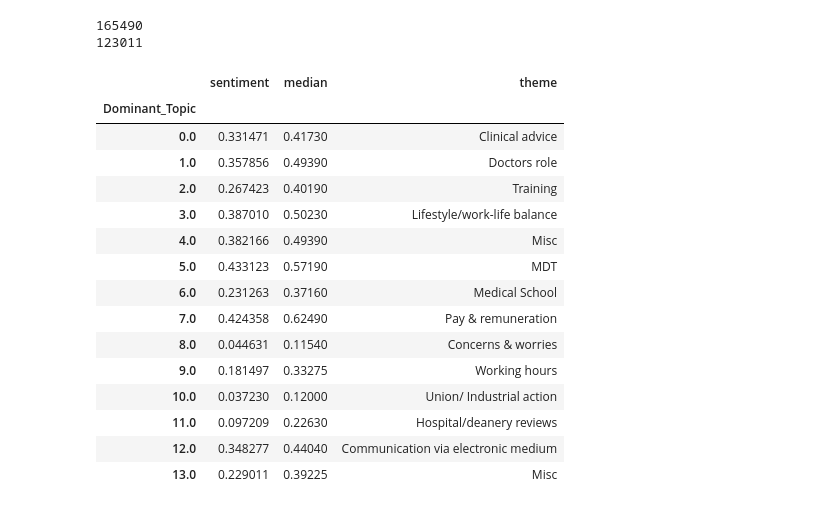
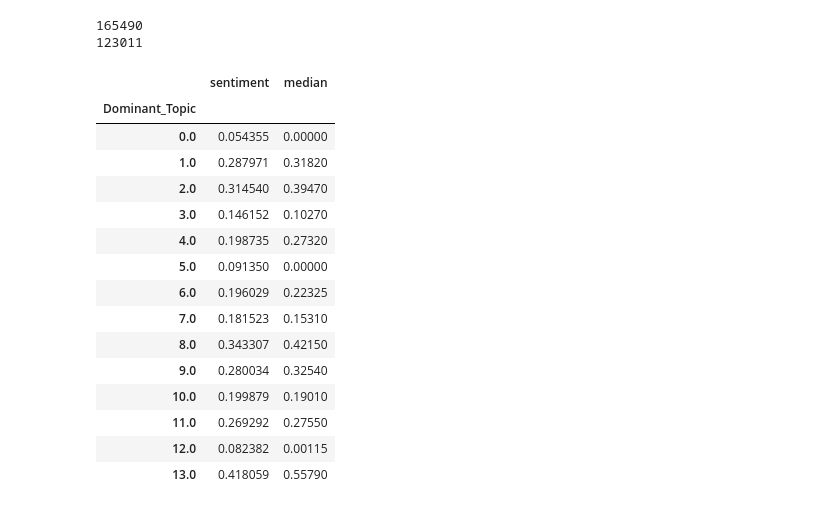
Before and after one commit to StuMaitland/reddit_scraper, a Jupyter notebook: lda_test.ipynb, the cells around one changed output. Saved outputs shown, nothing was run; the diff lists cells and outputs as text; code cells hidden in the pictures.

```diff
--- a/lda_test.ipynb
+++ b/lda_test.ipynb
@@ -211,6 +156,9 @@ plt.show()
 # %%
-print(len(model_list))
-optimal_model = model_list[4]
+if find_optimal_model:
+    optimal_model = model_list[4] #select model index from graph above
+else:
+    optimal_model = gensim.models.wrappers.LdaMallet(mallet_path, corpus=corpus, num_topics=14, id2word=id2word)
+
 model = gensim.models.wrappers.ldamallet.malletmodel2ldamodel(optimal_model)
 vis = pyLDAvis.gensim_models.prepare(model, corpus, id2word)
 pyLDAvis.save_html(vis, 'test.html')
@@ -257,0 +170,20 @@ topic_titles={
+# %%
+import csv
+
+model.print_topics()
+
+n_words = 10
+
+topic_words = pd.DataFrame({})
+
+with open('topics.csv','w') as csvfile:
+    writer=csv.writer(csvfile)
+    for i, topic in enumerate(model.get_topics()):
+        top_feature_ids = topic.argsort()[-n_words:][::-1]
+        feature_values = topic[top_feature_ids]
+        words = [id2word[id] for id in top_feature_ids]
+        writer.writerow(words)
+        topic_df = pd.DataFrame({'value': feature_values, 'word': words, 'topic': i})
+        topic_words = pd.concat([topic_words, topic_df], ignore_index=True)
+
+topic_words.head()
@@ -258,5 +207,5 @@ topic_titles={
 # %%
-def format_topics_sentences(ldamodel=lda_model, corpus=corpus, texts=data):
+def format_topics_sentences(ldamodel=optimal_model, corpus=corpus, texts=data):
     # Init output
     sent_topics_df = pd.DataFrame()
 
@@ -314,27 +263,31 @@ if remove_zero:
 # %% [output]
 165490
 123011
+# %%
+unremove_zero = True
+if unremove_zero:
+    df_dominant_topic=df_unremove
 # %%
 topic_sentiment=df_dominant_topic.groupby('Dominant_Topic')['sentiment'].mean().to_frame()
 topic_sentiment['median']=df_dominant_topic.groupby('Dominant_Topic')['sentiment'].median()
 
-topic_sentiment['theme']=topic_titles.values()
+#topic_sentiment['theme']=topic_titles.values()
 
 topic_sentiment
 # %% [output]
-|  | sentiment | median | theme |
-| Dominant_Topic |  |  |  |
-| 0.0 | 0.331471 | 0.41730 | Clinical advice |
-| 1.0 | 0.357856 | 0.49390 | Doctors role |
-| 2.0 | 0.267423 | 0.40190 | Training |
-| 3.0 | 0.387010 | 0.50230 | Lifestyle/work-life balance |
-| 4.0 | 0.382166 | 0.49390 | Misc |
-| 5.0 | 0.433123 | 0.57190 | MDT |
-| 6.0 | 0.231263 | 0.37160 | Medical School |
-| 7.0 | 0.424358 | 0.62490 | Pay & remuneration |
-| 8.0 | 0.044631 | 0.11540 | Concerns & worries |
-| 9.0 | 0.181497 | 0.33275 | Working hours |
-| 10.0 | 0.037230 | 0.12000 | Union/ Industrial action |
-| 11.0 | 0.097209 | 0.22630 | Hospital/deanery reviews |
-| 12.0 | 0.348277 | 0.44040 | Communication via electronic medium |
-| 13.0 | 0.229011 | 0.39225 | Misc |
+|  | sentiment | median |
+| Dominant_Topic |  |  |
+| 0.0 | 0.054355 | 0.00000 |
+| 1.0 | 0.287971 | 0.31820 |
+| 2.0 | 0.314540 | 0.39470 |
+| 3.0 | 0.146152 | 0.10270 |
+| 4.0 | 0.198735 | 0.27320 |
+| 5.0 | 0.091350 | 0.00000 |
+| 6.0 | 0.196029 | 0.22325 |
+| 7.0 | 0.181523 | 0.15310 |
+| 8.0 | 0.343307 | 0.42150 |
+| 9.0 | 0.280034 | 0.32540 |
+| 10.0 | 0.199879 | 0.19010 |
+| 11.0 | 0.269292 | 0.27550 |
+| 12.0 | 0.082382 | 0.00115 |
+| 13.0 | 0.418059 | 0.55790 |
```
Also changed, not shown: parts of 18 cells of this notebook, 1 other file.
